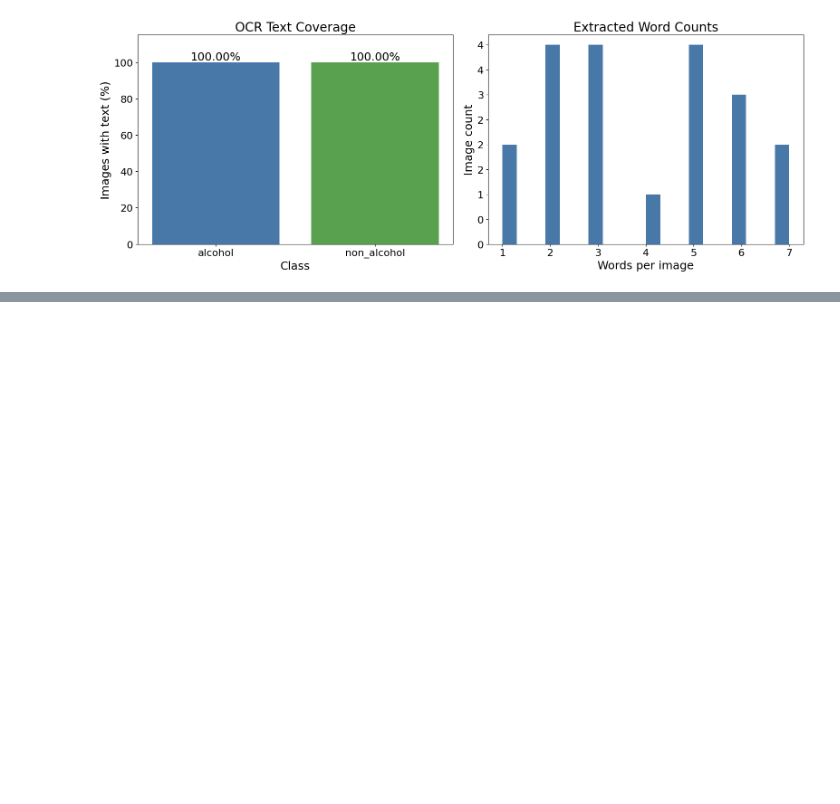
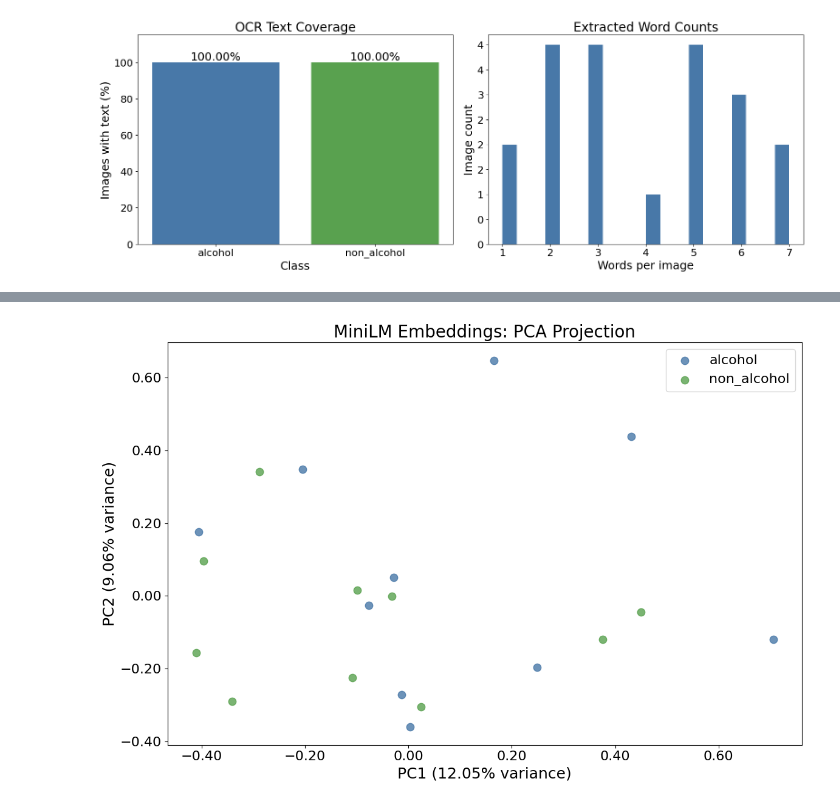
Before and after one commit to AmitNG2000/photo-text-alcohol-classifier, a Jupyter notebook: data_exploration_ocr.ipynb, the cells around one changed output, grey strips where cells are left out. Saved outputs shown, nothing was run; the diff lists cells and outputs as text; code cells hidden in the pictures; blank space fills up the shorter version.

```diff
--- a/data_exploration_ocr.ipynb
+++ b/data_exploration_ocr.ipynb
@@ -363,0 +568,87 @@ Images without detected text (up to five examples):
+# %%
+bert_model = SentenceTransformer(
+    "sentence-transformers/all-MiniLM-L6-v2",
+    revision="1110a243fdf4706b3f48f1d95db1a4f5529b4d41",
+    device="cpu",
+    cache_folder=str(Path(".cache") / "sentence_transformers"),
+)
+bert_embeddings = create_bert_embeddings(embedding_texts, bert_model)
+np.save(BERT_RESULTS_DIR / "bert_embeddings.npy", bert_embeddings)
+# %%
+bert_metadata = embedding_metadata.copy()
+bert_metadata["token_count"] = bert_model.tokenizer(
+    embedding_texts.tolist(), truncation=False, return_length=True
+)["length"]
+bert_metadata["is_truncated"] = (
+    bert_metadata["token_count"] > bert_model.max_seq_length
+)
+bert_metadata["vector_norm"] = np.linalg.norm(bert_embeddings, axis=1)
+bert_summary = pd.DataFrame(
+    {
+        "images": [bert_embeddings.shape[0]],
+        "dimensions": [bert_embeddings.shape[1]],
+        "zero_vectors": [np.count_nonzero(bert_metadata["vector_norm"] == 0)],
+        "max_tokens": [bert_model.max_seq_length],
+        "truncated_texts": [bert_metadata["is_truncated"].sum()],
+    },
+    index=["MiniLM"],
+)
+bert_class_summary = bert_metadata.groupby("label").agg(
+    image_count=("file_name", "size"),
+    images_with_text=("has_text", "sum"),
+    mean_token_count=("token_count", "mean"),
+    truncated_texts=("is_truncated", "sum"),
+)
+
+display(bert_summary)
+display(bert_class_summary)
+display(
+    bert_metadata[["file_name", "label", "token_count", "vector_norm"]].head()
+)
+display(
+    pd.DataFrame(
+        bert_embeddings[:5, :8],
+        index=embedding_metadata["file_name"].head(5),
+        columns=[f"dimension_{index}" for index in range(8)],
+    )
+)
+bert_summary.to_csv(BERT_RESULTS_DIR / "bert_summary.csv", index=False)
+bert_class_summary.to_csv(BERT_RESULTS_DIR / "bert_class_summary.csv")
+bert_metadata.to_csv(BERT_RESULTS_DIR / "bert_metadata.csv", index=False)
+
+# Exclude missing-text zero vectors from the semantic projection.
+has_text = embedding_metadata["has_text"].to_numpy()
+if has_text.sum() >= 2:
+    pca = PCA(n_components=2, svd_solver="full")
+    coordinates = pca.fit_transform(bert_embeddings[has_text])
+    projection = embedding_metadata.loc[has_text].copy()
+    projection[["pc1", "pc2"]] = coordinates
+    projection.to_csv(BERT_RESULTS_DIR / "bert_pca.csv", index=False)
+
+    fig, axis = plt.subplots(figsize=(12, 8))
+    for label, color in (("alcohol", "#4878A8"), ("non_alcohol", "#59A14F")):
+        points = projection.loc[projection["label"].eq(label)]
+        axis.scatter(
+            points["pc1"],
+            points["pc2"],
+            label=label,
+            color=color,
+            s=80,
+            alpha=0.8,
+        )
+    axis.set(
+        title="MiniLM Embeddings: PCA Projection",
+        xlabel=f"PC1 ({pca.explained_variance_ratio_[0] * 100:,.2f}% variance)",
+        ylabel=f"PC2 ({pca.explained_variance_ratio_[1] * 100:,.2f}% variance)",
+    )
+    axis.xaxis.set_major_formatter(StrMethodFormatter("{x:,.2f}"))
+    axis.yaxis.set_major_formatter(StrMethodFormatter("{x:,.2f}"))
+    axis.legend()
+    fig.tight_layout()
+    fig.savefig(
+        BERT_RESULTS_DIR / "bert_pca.png", dpi=150, bbox_inches="tight"
+    )
+    plt.show()
+else:
+    print("PCA needs at least two images with extracted text.")
+# %% [output]
@@ -363,0 +674 @@ Images without detected text (up to five examples):
+[figure, added]
```
Also changed, not shown: parts of 13 cells of this notebook, 14 other files.
